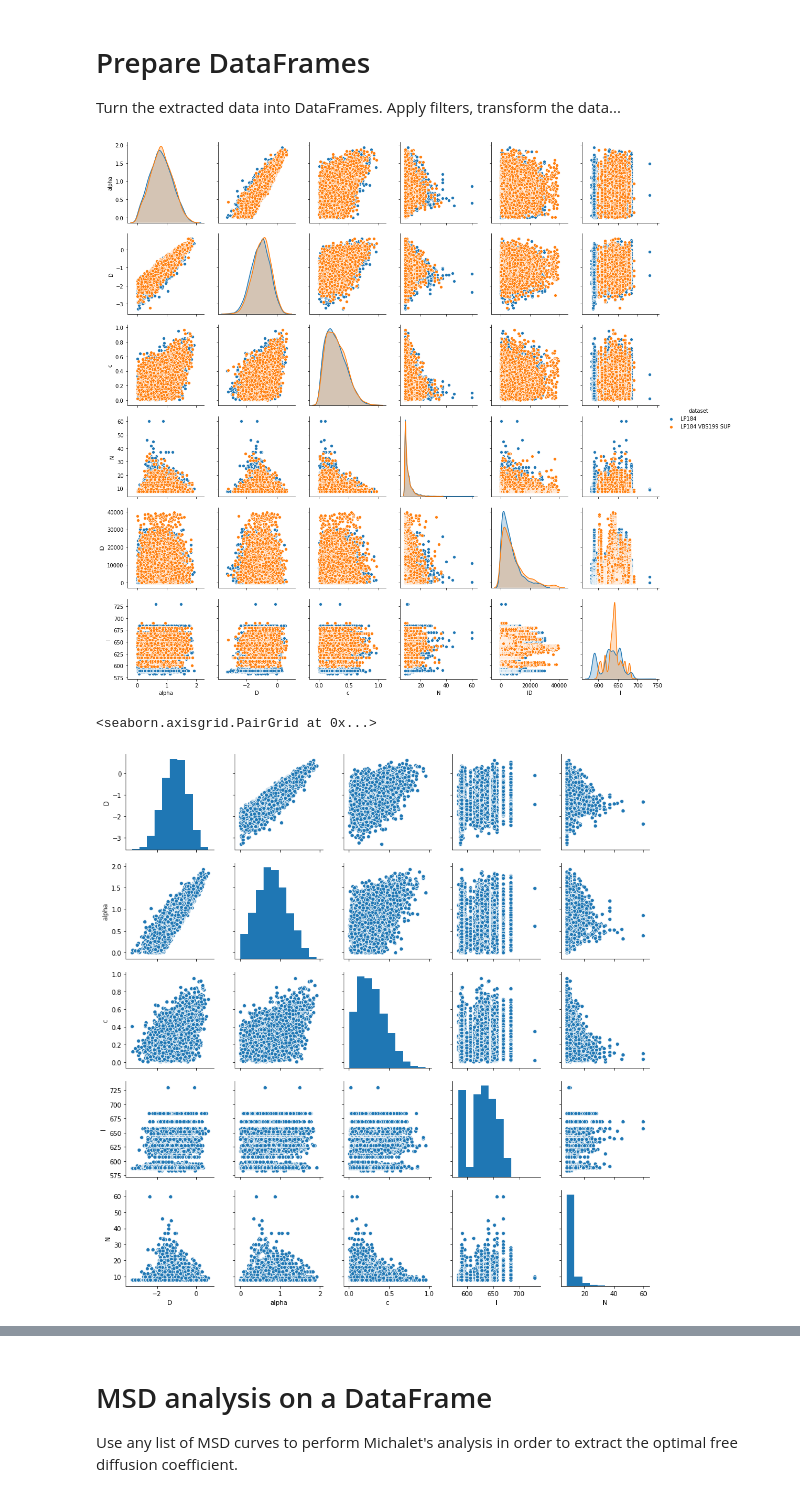
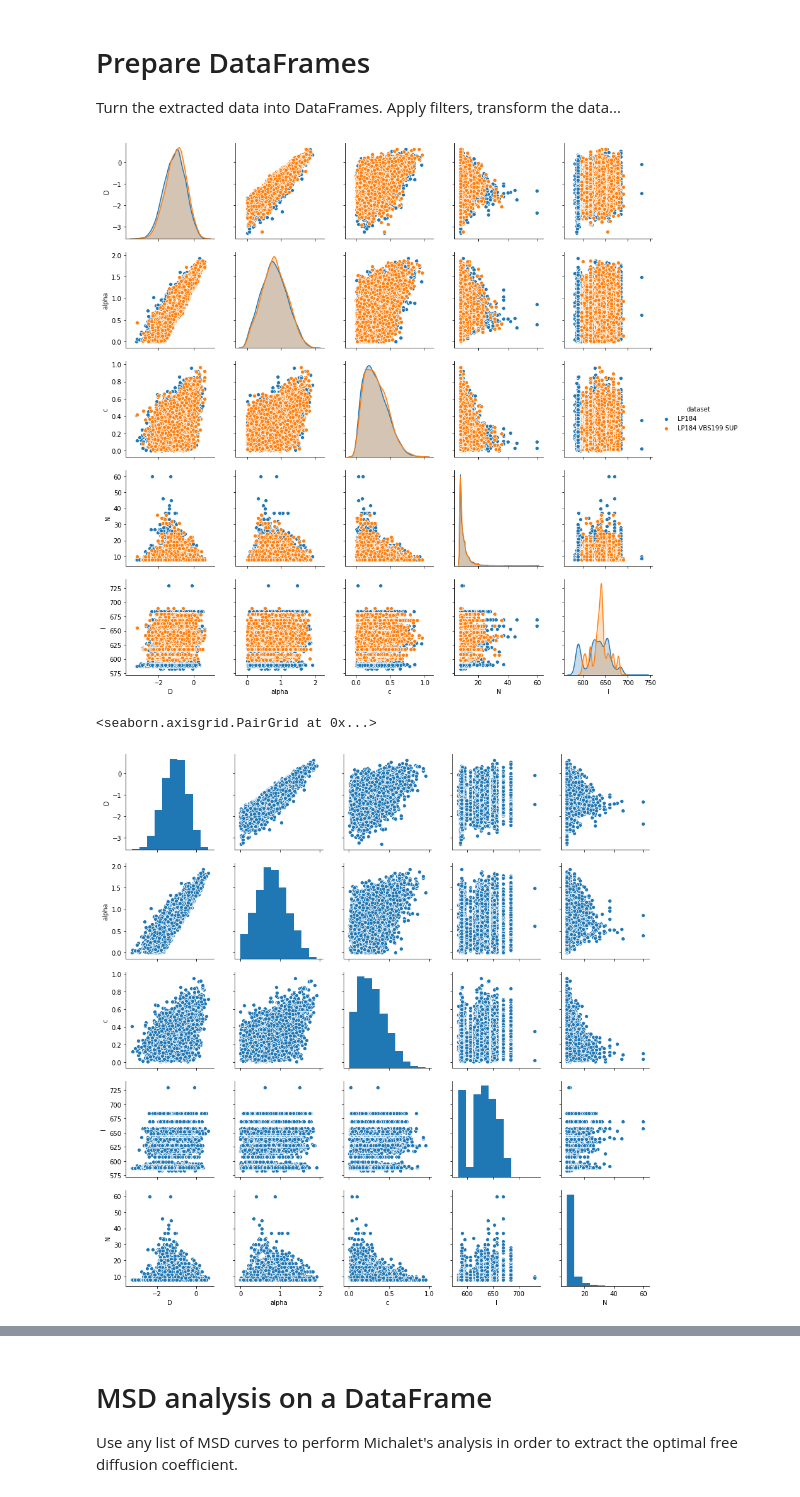
Before and after one commit to remy13127/Internship, a Jupyter notebook: DataFrame.ipynb, the cells around one changed output, grey strips where cells are left out. Saved outputs shown, nothing was run; the diff lists cells and outputs as text; code cells hidden in the pictures.

```diff
--- a/DataFrame.ipynb
+++ b/DataFrame.ipynb
@@ -35,17 +35,17 @@ Turn the extracted data into DataFrames. Apply filters, transform the data...
 # %%
 df1 = pd.DataFrame(DATA1,columns=['alpha', 'D', 'c','N','ID','x','y','MSD','Filename','I'])
 df2 = pd.DataFrame(DATA2,columns=['alpha', 'D', 'c','N','ID','x','y','MSD','Filename','I'])
 df1['D'] = df1['D'].map(lambda x: np.log10(x))
 df2['D'] = df2['D'].map(lambda x: np.log10(x))
 
 concatenated = pd.concat([df1.assign(dataset='LP184'), df2.assign(dataset='LP184 VBS199 SUP')])
-sns.pairplot(concatenated,hue='dataset')
+sns.pairplot(concatenated[['D','alpha','c','N','I','dataset']],hue='dataset')
 plt.show()
 
 sns.pairplot(df1[['D','alpha','c','I','N']])
 sns.pairplot(df2[['D','alpha','c','I','N']])
 # %% [output]
-[figure, old version]
+[figure, new version]
 <seaborn.axisgrid.PairGrid at 0x...>
 [figure]
 [figure]
```
